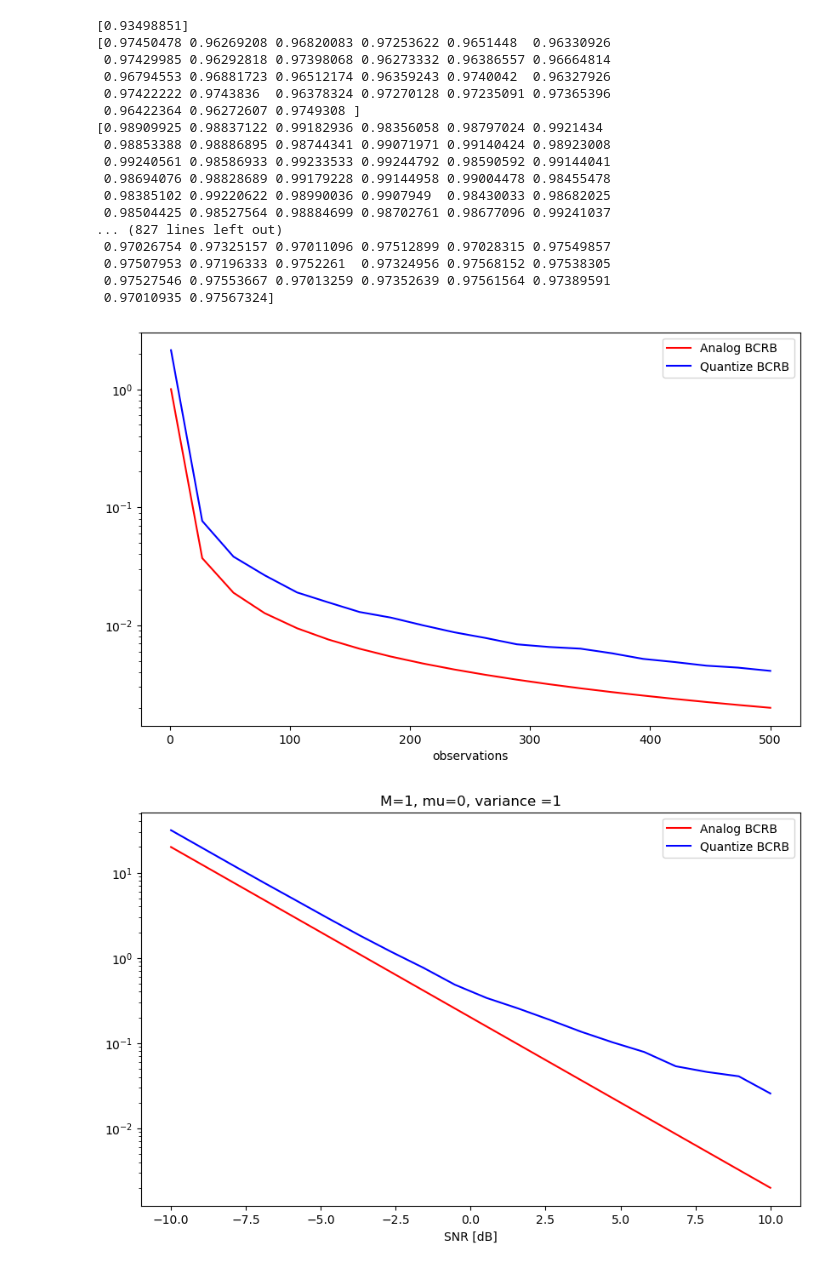
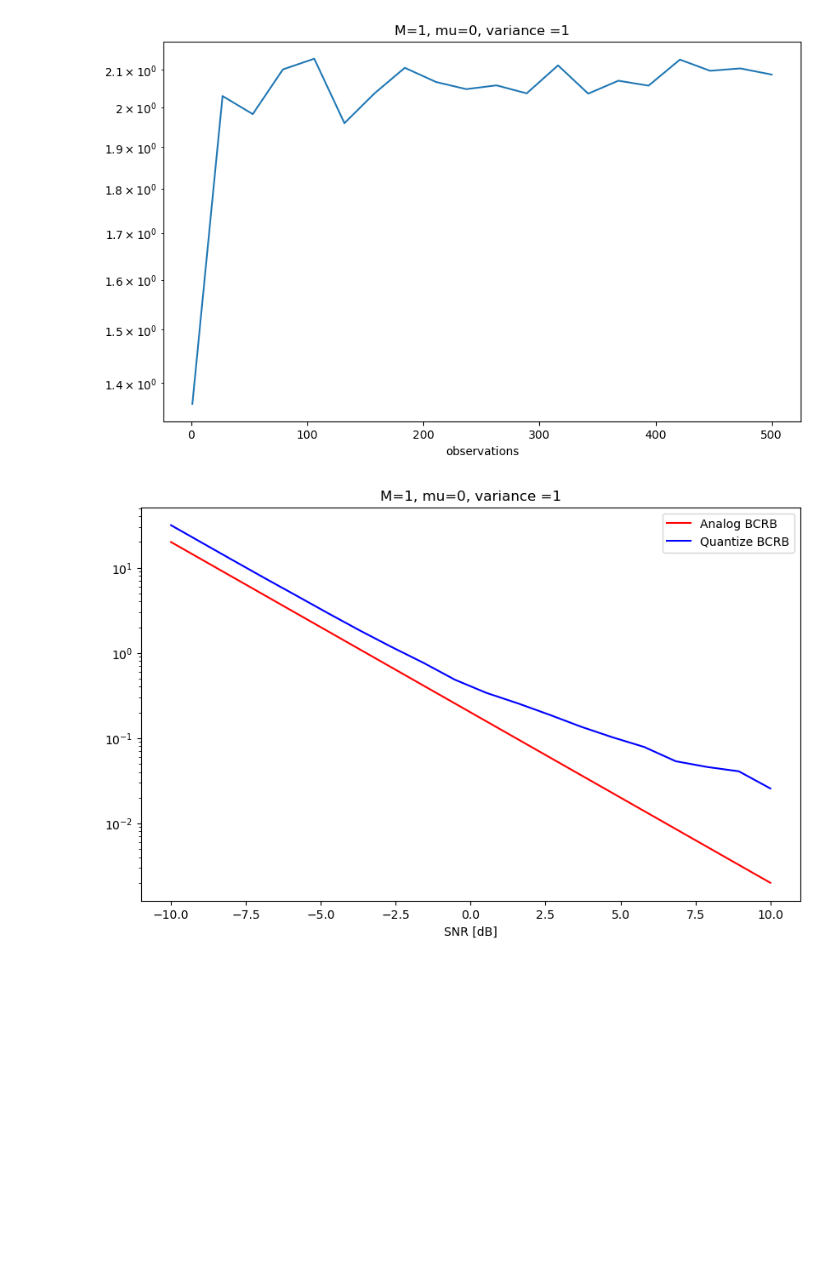
Before and after one commit to mazyaniv/Channel_Estimation, a Jupyter notebook: yaniv.ipynb, the cells around one changed output. Drawn from its saved outputs; the diff is of its cells as text; code cells hidden in the pictures; blank space fills up the shorter version.

```diff
--- a/yaniv.ipynb
+++ b/yaniv.ipynb
@@ -236,4 +291,5 @@ def CRB(sigma1,sigma2, n_a,n_q,matrix, observ=sim,thresh_real=0,thresh_im=0,quan
 # %%
+sigma_space = np.logspace(-0.68,1,14)
 n_a = [1,2,1,2]
 n_q = [40,40,100,100]
 epsilon = pow(10,-1)
@@ -241,7 +297,7 @@ matrix_const1 = Matrix(n_a[0],n_q[0])
 matrix_const2 = Matrix(n_a[1],n_q[1])
 matrix_const3 = Matrix(n_a[2],n_q[2])
 matrix_const4 = Matrix(n_a[3],n_q[3])
-sim = 1000
+sim = 300
 thresh_real = thresh_G(n_q[0],matrix_const1[1])[0]
 thresh_imag = thresh_G(n_q[0],matrix_const1[1])[1]
 thresh_const = np.ones((M*n_q[0], 1))
@@ -421,23 +481,23 @@ def CRB(sigma1,sigma2, n_a,n_q,matrix, observ=sim,thresh_real=0,thresh_im=0,quan
 # %%
-sim = 120
+sim = 300
 na = 0 #only quantize
 nq = 40
-thresh_space = np.linspace(-5,5,70)
+thresh_space = np.linspace(-5,5,20)
 matrix_const1 = Matrix(na,nq)
 thresh_real = thresh_G(nq,matrix_const1[1])[0]
 thresh_imag = thresh_G(nq,matrix_const1[1])[1]
 thresh_const = np.ones((M*nq, 1))
-epsilon = 0.1
+epsilon = 0.001
 
-L_Estimator_numerical = [MSE_general_numerical(1,1, na,nq, matrix_const1, sim,epsilon,thresh_space[i]*thresh_const,thresh_space[i]*thresh_const) for i in range(len(thresh_space))]
-CRB = [CRB(1,1,na,nq,matrix_const1,sim,thresh_space[i]*thresh_const,thresh_space[i]*thresh_const,1)[0] for i in range(len(thresh_space))]
+L_Estimator_numerical = [MSE_general_numerical(1.5,1.5, na,nq, matrix_const1, sim,epsilon,thresh_space[i]*thresh_const,thresh_space[i]*thresh_const) for i in range(len(thresh_space))]
+CRB = [CRB(1,1,na,nq,matrix_const1,sim,thresh_space[i]*thresh_const,thresh_space[i]*thresh_const,1)[1] for i in range(len(thresh_space))]
 
 ######################
 fig = plt.figure(figsize=(10, 6))
 plt.plot(thresh_space, CRB, color="red", label='CRB-thresh')
 plt.plot(thresh_space, L_Estimator_numerical, color="blue", label='Error-thresh')
 
-plt.title("M={}, mu={}, variance ={}".format(M,mu,round(2*pow(sigma_teta,2))))
+#plt.title("M={}, mu={}, variance ={}".format(M,mu,round(2*pow(sigma_teta,2))))
 plt.yscale('log')
 plt.legend()
 plt.legend()
@@ -449,61 +509,52 @@ Simulations for M=1:
+# %%
+M =1
 # %%
 def CRB_observ(sigma, n,matrix, observ=sim):
+    J1 = (rho_a*n/pow(sigma,2))*np.identity(M)
     teta_samp = samp_teta(observ)
-    g_teta = matrix@teta_samp
-    G_normal = matrix/math.sqrt(rho_q)
+    G = matrix
+    g_teta = G@teta_samp
+    G_normal = G/math.sqrt(rho_q*n)
 
     zeta_real = ((math.sqrt(2)/sigma)*(g_teta.real))
     zeta_im = ((math.sqrt(2)/sigma)*(g_teta.imag))
     pdf_real = norm.pdf(zeta_real)
     pdf_im = norm.pdf(zeta_im)
     d_vec = np.divide(np.power(pdf_real, 2), np.multiply( norm.cdf(zeta_real), (norm.cdf(-zeta_real)))) + \
             np.divide(np.power(pdf_im, 2), np.multiply(norm.cdf(zeta_im), (norm.cdf(-zeta_im))))
-    d = np.mean(d_vec,1)# converge to 1
-    print(d)
+    d = np.mean(d_vec,1)# converge to 0.95 aprox
 
-    my_vector = [(rho_q*d[i])/(2*pow(sigma, 2))*G_normal[i].reshape(M,1).conjugate()*G_normal[i].reshape(M,1).transpose() for  i in range(len(d))]
+    # my_vector = [(rho_q*d[i])/(2*pow(sigma, 2))*G_normal[i].reshape(M,1).conjugate()*G_normal[i].reshape(M,1).transpose() for  i in range(len(d))]
+    # J2 = np.sum(my_vector,axis=0)
+    my_vector = [(d[i])/(2*pow(sigma, 2))*G[i].reshape(M,1).conjugate()*G[i].reshape(M,1).transpose() for  i in range(len(d))]
     J2 = np.sum(my_vector,axis=0)
-    J1 = (rho_a*n/pow(sigma, 2))*np.identity(M)
 
-    return 1/J1,1/J2 #d
+    J2_3 = (1/(2*pow(sigma, 2)))*G.conjugate().transpose()@np.diag(d)@G
+    J2_4 = ((rho_q*n)/(2*pow(sigma, 2)))*G_normal.conjugate().transpose()@np.diag(d)@G_normal
+
+    return np.squeeze((M+J1)/(M+J2))#d
+    #return np.squeeze((M+LA.norm(J1.real,"fro")/(M+LA.norm(J2_4.real,"fro"))))#d
 #CRB_observ(1, 40,Matrix(40,40)[1], 100)
 sim_observ = 100
 n_list = np.linspace(1, 500, 20, dtype=int)
-CRB = [CRB_observ(1,n_list[i],Matrix(n_list[i],n_list[i])[0],sim_observ) for i in range(len(n_list))] #no quantize
-CRB_a = np.squeeze(np.array(CRB)[:,0])
-CRB_q = np.squeeze(np.array(CRB)[:,1])
+CRB = [CRB_observ(1,n_list[i],Matrix(n_list[i],n_list[i])[0],sim_observ) for i in range(len(n_list))]
+# CRB_a = np.squeeze(np.array(CRB)[:,0])
+# CRB_q = np.squeeze(np.array(CRB)[:,1])
+# print("the diffrence is:{}".format(CRB_a[-1].real/CRB_q[-1].real))
+# print("the diffrence is:{} dB".format(10*np.log10(CRB_a[-1]/CRB_q[-1]).real))
 ######################
 fig = plt.figure(figsize=(10, 6))
-plt.plot(n_list,CRB_a , color="red", label='Analog BCRB')
-plt.plot(n_list,CRB_q , color="blue", label='Quantize BCRB')
-
-#print("the diffrence is:{}".format(CRB_a[-1].real/CRB_q[-1].real))
-#print("the diffrence is:{} dB".format(10*np.log10(CRB_a[-1]/CRB_q[-1]).real))
-#plt.title("M={}, mu={}, variance ={}".format(M,mu,round(2*pow(sigma_teta,2))))
+plt.plot(n_list,CRB)
+# plt.plot(n_list,CRB_a , color="red", label='Analog BCRB')
+# plt.plot(n_list,CRB_q , color="blue", label='Quantize BCRB')
+plt.title("M={}, mu={}, variance ={}".format(M,mu,round(2*pow(sigma_teta,2))))
 plt.yscale('log')
 plt.xlabel("observations")
-plt.legend()
-plt.legend()
+# plt.legend()
+# plt.legend()
 plt.show()
 # %% [output]
-[0.93498851]
-[0.97450478 0.96269208 0.96820083 0.97253622 0.9651448  0.96330926
- 0.97429985 0.96292818 0.97398068 0.96273332 0.96386557 0.96664814
- 0.96794553 0.96881723 0.96512174 0.96359243 0.9740042  0.96327926
- 0.97422222 0.9743836  0.96378324 0.97270128 0.97235091 0.97365396
- 0.96422364 0.96272607 0.9749308 ]
-[0.98909925 0.98837122 0.99182936 0.98356058 0.98797024 0.9921434
- 0.98853388 0.98886895 0.98744341 0.99071971 0.99140424 0.98923008
- 0.99240561 0.98586933 0.99233533 0.99244792 0.98590592 0.99144041
- 0.98694076 0.98828689 0.99179228 0.99144958 0.99004478 0.98455478
- 0.98385102 0.99220622 0.98990036 0.9907949  0.98430033 0.98682025
- 0.98504425 0.98527564 0.98884699 0.98702761 0.98677096 0.99241037
-... (827 lines left out)
- 0.97026754 0.97325157 0.97011096 0.97512899 0.97028315 0.97549857
- 0.97507953 0.97196333 0.9752261  0.97324956 0.97568152 0.97538305
- 0.97527546 0.97553667 0.97013259 0.97352639 0.97561564 0.97389591
- 0.97010935 0.97567324]
-[figure, old version]
+[figure, new version]
 # %%
 def CRB_SNR(sigma, n,matrix, observ=sim): #the importance of sigma_teta
     teta_samp = samp_teta(observ)
```
Also changed, not shown: parts of 13 cells of this notebook.
